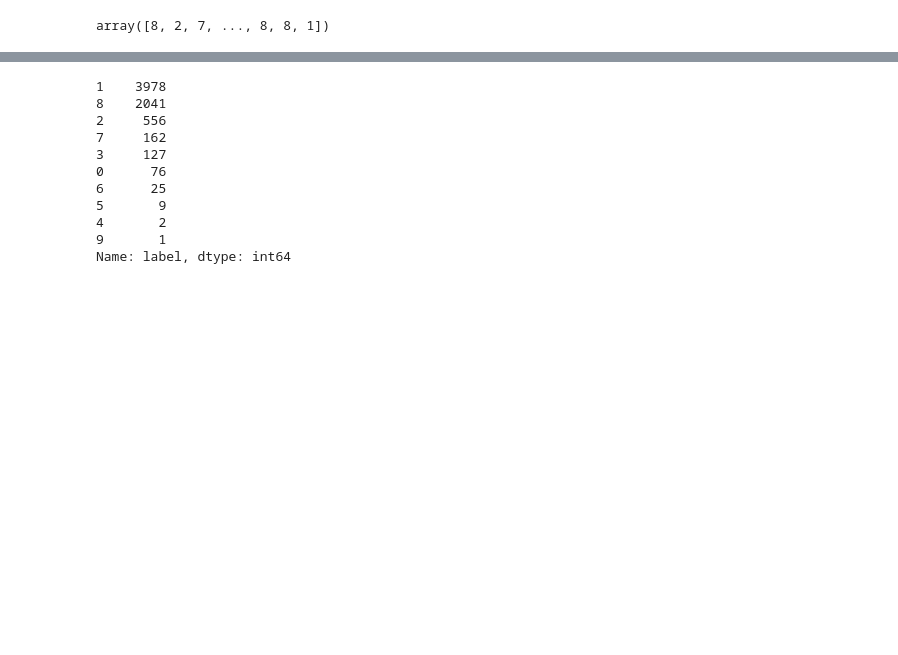
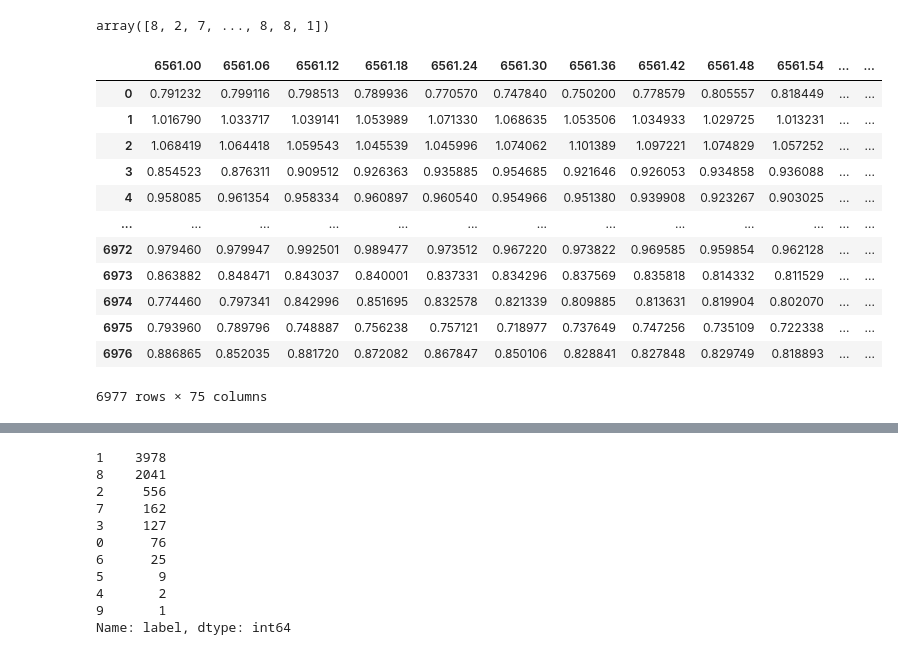
Before and after one commit to PravNJ/PCT-stars-GALAH, a Jupyter notebook: dtw-agglo-clustering.ipynb, the cells around one changed output, grey strips where cells are left out. Drawn from its saved outputs; the diff is of its cells as text; code cells hidden in the pictures; blank space fills up the shorter version.

```diff
--- a/dtw-agglo-clustering.ipynb
+++ b/dtw-agglo-clustering.ipynb
@@ -105,5 +105,23 @@ agglom.fit(distance_matrix_square_form)
 agglom.labels_
 # %% [output]
 array([8, 2, 7, ..., 8, 8, 1])
+# %%
+df_masked.columns = wl_grid[PLOT_MASK]
+# %%
+df_masked
+# %% [output]
+|  | 6561.00 | 6561.06 | 6561.12 | 6561.18 | 6561.24 | 6561.30 | 6561.36 | 6561.42 | 6561.48 | 6561.54 | ... | ... |
+| 0 | 0.791232 | 0.799116 | 0.798513 | 0.789936 | 0.770570 | 0.747840 | 0.750200 | 0.778579 | 0.805557 | 0.818449 | ... | ... |
+| 1 | 1.016790 | 1.033717 | 1.039141 | 1.053989 | 1.071330 | 1.068635 | 1.053506 | 1.034933 | 1.029725 | 1.013231 | ... | ... |
+| 2 | 1.068419 | 1.064418 | 1.059543 | 1.045539 | 1.045996 | 1.074062 | 1.101389 | 1.097221 | 1.074829 | 1.057252 | ... | ... |
+| 3 | 0.854523 | 0.876311 | 0.909512 | 0.926363 | 0.935885 | 0.954685 | 0.921646 | 0.926053 | 0.934858 | 0.936088 | ... | ... |
+| 4 | 0.958085 | 0.961354 | 0.958334 | 0.960897 | 0.960540 | 0.954966 | 0.951380 | 0.939908 | 0.923267 | 0.903025 | ... | ... |
+| ... | ... | ... | ... | ... | ... | ... | ... | ... | ... | ... | ... | ... |
+| 6972 | 0.979460 | 0.979947 | 0.992501 | 0.989477 | 0.973512 | 0.967220 | 0.973822 | 0.969585 | 0.959854 | 0.962128 | ... | ... |
+| 6973 | 0.863882 | 0.848471 | 0.843037 | 0.840001 | 0.837331 | 0.834296 | 0.837569 | 0.835818 | 0.814332 | 0.811529 | ... | ... |
+| 6974 | 0.774460 | 0.797341 | 0.842996 | 0.851695 | 0.832578 | 0.821339 | 0.809885 | 0.813631 | 0.819904 | 0.802070 | ... | ... |
+| 6975 | 0.793960 | 0.789796 | 0.748887 | 0.756238 | 0.757121 | 0.718977 | 0.737649 | 0.747256 | 0.735109 | 0.722338 | ... | ... |
+| 6976 | 0.886865 | 0.852035 | 0.881720 | 0.872082 | 0.867847 | 0.850106 | 0.828841 | 0.827848 | 0.829749 | 0.818893 | ... | ... |
+6977 rows × 75 columns
 # %%
 df_masked["label"] = pd.Series(agglom.labels_, index = df_masked.index)
```
Also changed, not shown: parts of 18 cells of this notebook.
